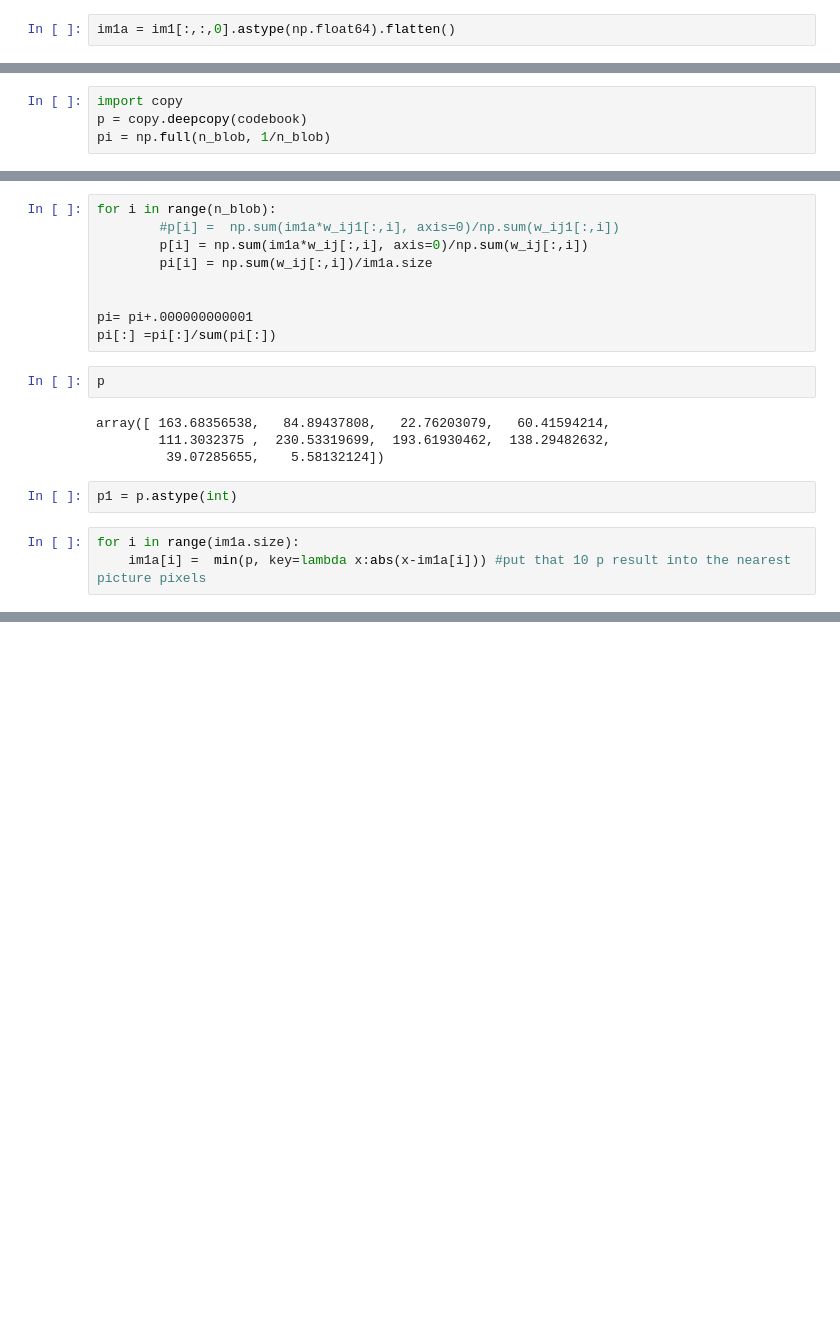
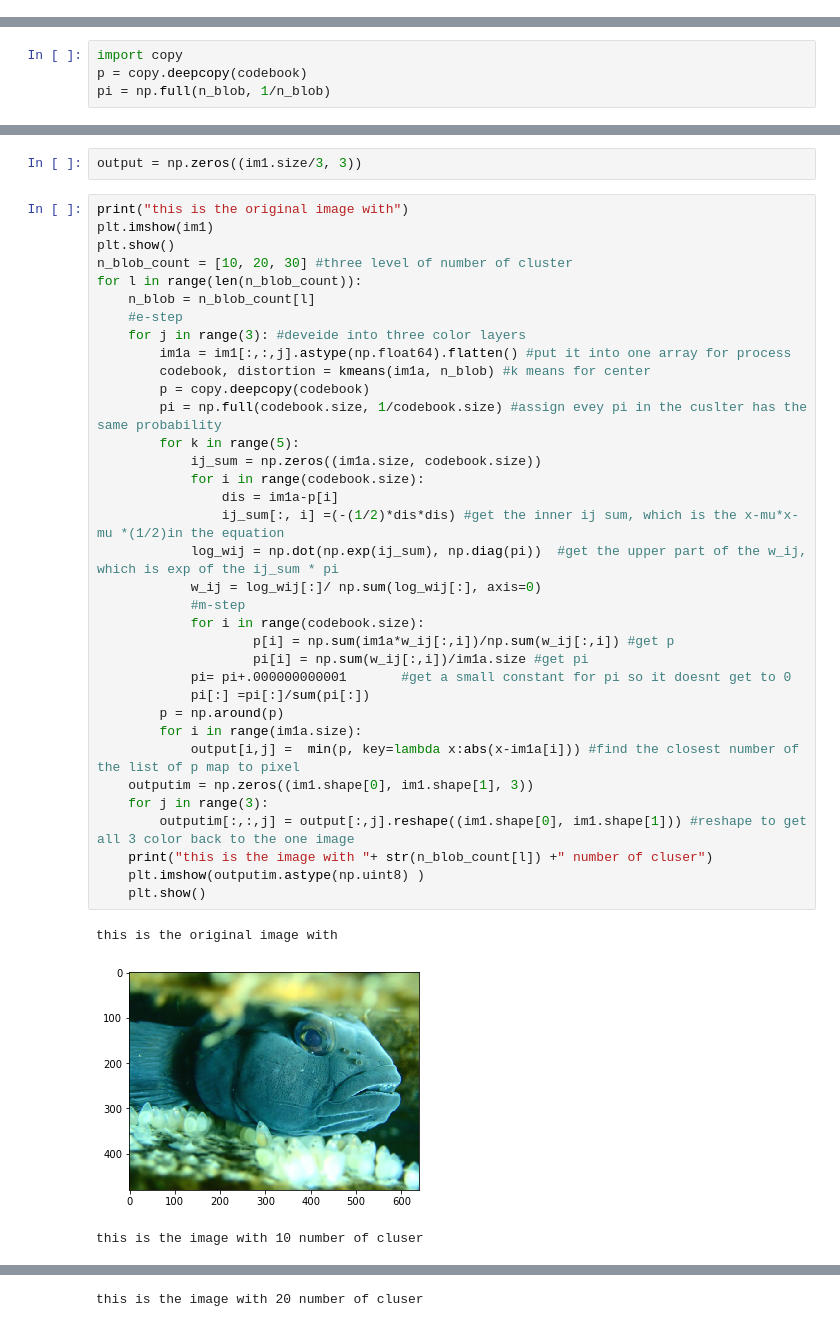
Before and after one commit to lpoon2/CS498-AML, a Jupyter notebook: hw7/hw7.2.ipynb, the cells around one changed output, grey strips where cells are left out. Cells and saved outputs as stored; diff of their text form; blank space fills up the shorter version.

```diff
--- a/hw7/hw7.2.ipynb
+++ b/hw7/hw7.2.ipynb
@@ -206,2 +197,0 @@ n_blob = 10
-# %%
-im1a = im1[:,:,0].astype(np.float64).flatten()
@@ -233,20 +202,41 @@ w_ij = log_wij[:]/ np.sum(log_wij[:], axis=0)
-# %%
-for i in range(n_blob):
-        #p[i] =  np.sum(im1a*w_ij1[:,i], axis=0)/np.sum(w_ij1[:,i])
-        p[i] = np.sum(im1a*w_ij[:,i], axis=0)/np.sum(w_ij[:,i])
-        pi[i] = np.sum(w_ij[:,i])/im1a.size
-
-
-pi= pi+.000000000001
-pi[:] =pi[:]/sum(pi[:])
-# %%
-p
-# %% [output]
-array([ 163.68356538,   84.89437808,   22.76203079,   60.41594214,
-        111.3032375 ,  230.53319699,  193.61930462,  138.29482632,
-         39.07285655,    5.58132124])
-# %%
-p1 = p.astype(int)
-# %%
-for i in range(im1a.size):
-    im1a[i] =  min(p, key=lambda x:abs(x-im1a[i])) #put that 10 p result into the nearest picture pixels
+# %%
+output = np.zeros((im1.size/3, 3))
+# %%
+print("this is the original image with")
+plt.imshow(im1)
+plt.show()
+n_blob_count = [10, 20, 30] #three level of number of cluster
+for l in range(len(n_blob_count)):
+    n_blob = n_blob_count[l]
+    #e-step
+    for j in range(3): #deveide into three color layers
+        im1a = im1[:,:,j].astype(np.float64).flatten() #put it into one array for process
+        codebook, distortion = kmeans(im1a, n_blob) #k means for center
+        p = copy.deepcopy(codebook)
+        pi = np.full(codebook.size, 1/codebook.size) #assign evey pi in the cuslter has the same probability
+        for k in range(5):
+            ij_sum = np.zeros((im1a.size, codebook.size))
+            for i in range(codebook.size):
+                dis = im1a-p[i]
+                ij_sum[:, i] =(-(1/2)*dis*dis) #get the inner ij sum, which is the x-mu*x-mu *(1/2)in the equation
+            log_wij = np.dot(np.exp(ij_sum), np.diag(pi))  #get the upper part of the w_ij, which is exp of the ij_sum * pi
+            w_ij = log_wij[:]/ np.sum(log_wij[:], axis=0)
+            #m-step
+            for i in range(codebook.size):
+                    p[i] = np.sum(im1a*w_ij[:,i])/np.sum(w_ij[:,i]) #get p
+                    pi[i] = np.sum(w_ij[:,i])/im1a.size #get pi
+            pi= pi+.000000000001       #get a small constant for pi so it doesnt get to 0
+            pi[:] =pi[:]/sum(pi[:])
+        p = np.around(p)
+        for i in range(im1a.size):
+            output[i,j] =  min(p, key=lambda x:abs(x-im1a[i])) #find the closest number of the list of p map to pixel
+    outputim = np.zeros((im1.shape[0], im1.shape[1], 3))
+    for j in range(3):
+        outputim[:,:,j] = output[:,j].reshape((im1.shape[0], im1.shape[1])) #reshape to get all 3 color back to the one image
+    print("this is the image with "+ str(n_blob_count[l]) +" number of cluser")
+    plt.imshow(outputim.astype(np.uint8) )
+    plt.show()
+# %% [output]
+this is the original image with
+[figure, added]
+this is the image with 10 number of cluser
@@ -252,0 +244 @@ for i in range(im1a.size):
+this is the image with 20 number of cluser
```
Also changed, not shown: parts of 8 cells of this notebook.
